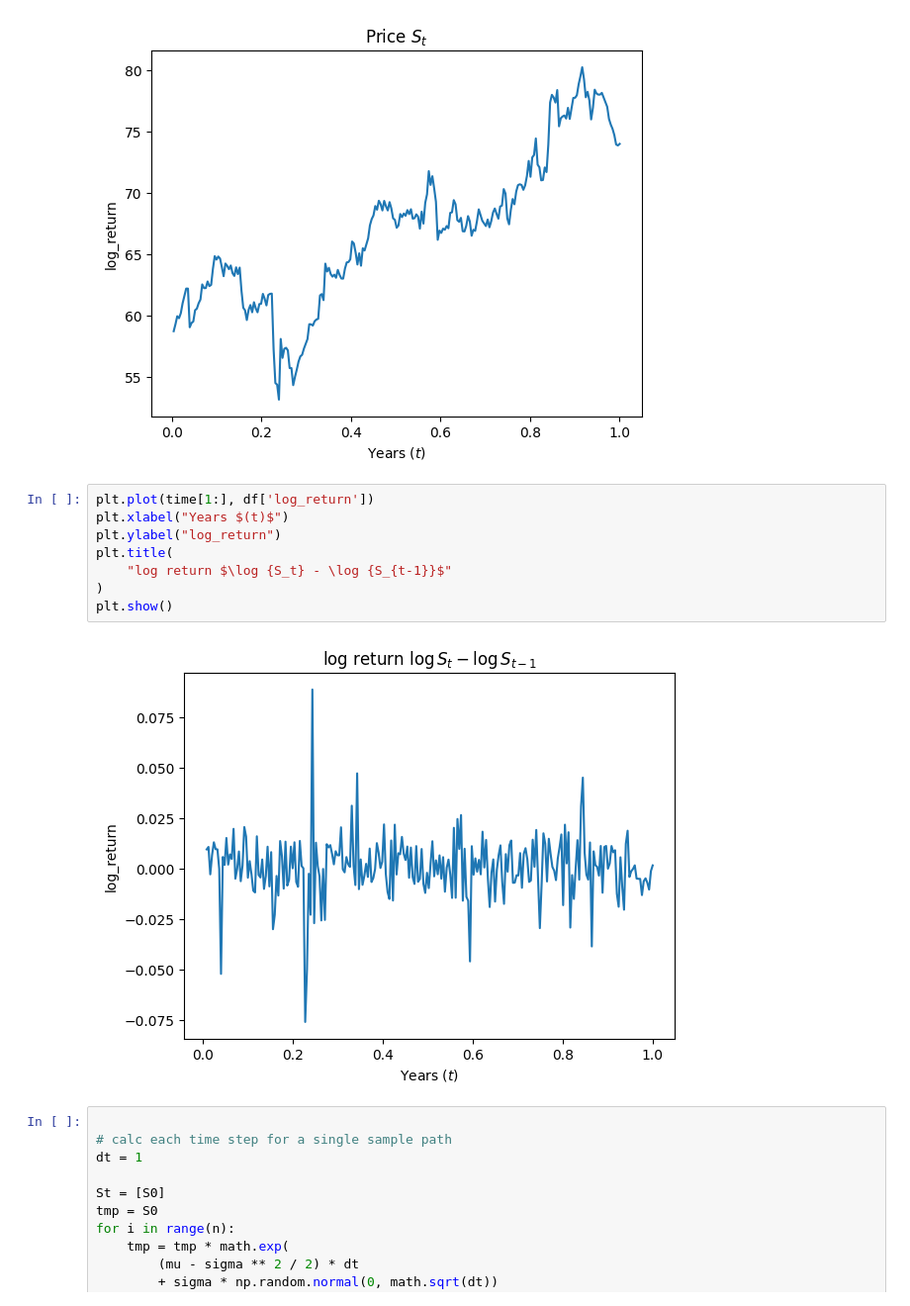
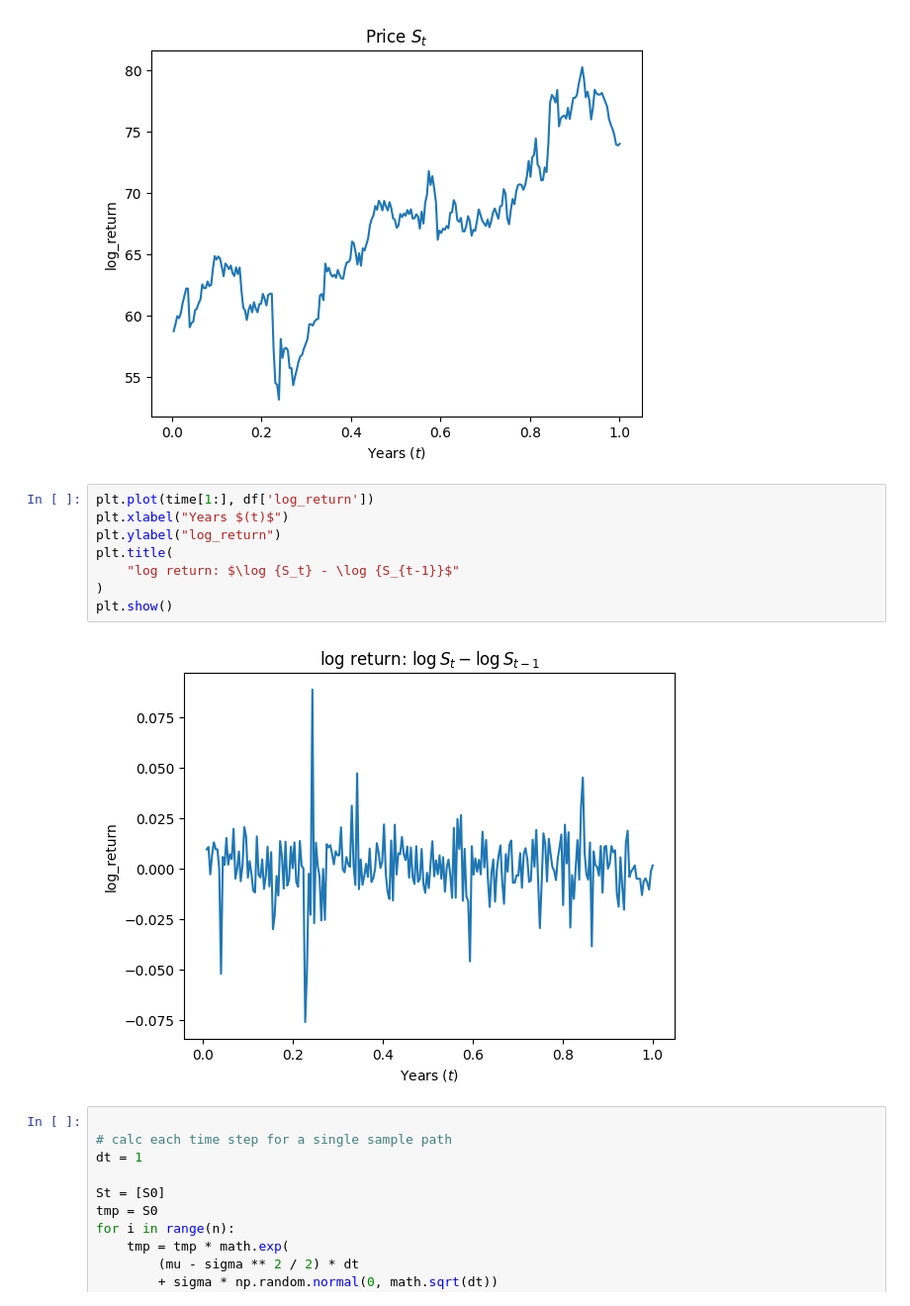
Before and after one commit to liwenw-source/stochastic-process, a Jupyter notebook: brownian_motion_share_price_modelling/brownian_motion_share_price_modelling.ipynb, the cells around one changed output. Shown at 99% size. Drawn from its saved outputs; the diff is of its cells as text.

```diff
--- a/brownian_motion_share_price_modelling/brownian_motion_share_price_modelling.ipynb
+++ b/brownian_motion_share_price_modelling/brownian_motion_share_price_modelling.ipynb
@@ -129,13 +129,13 @@ Text(0.5, 1.0, 'Price $S_t$')
 # %%
 plt.plot(time[1:], df['log_return'])
 plt.xlabel("Years $(t)$")
 plt.ylabel("log_return")
 plt.title(
-    "log return $\log {S_t} - \log {S_{t-1}}$"
+    "log return: $\log {S_t} - \log {S_{t-1}}$"
 )
 plt.show()
 # %% [output]
-[figure, old version]
+[figure, new version]
 # %%
 
 # calc each time step for a single sample path
```
Also changed, not shown: parts of 4 cells of this notebook.
